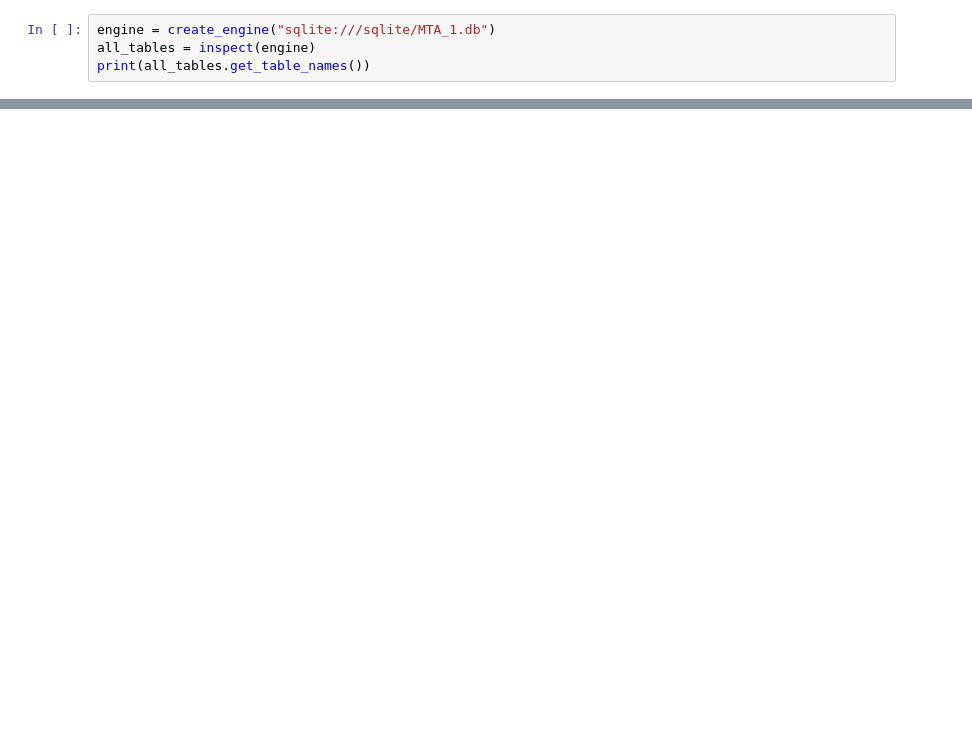
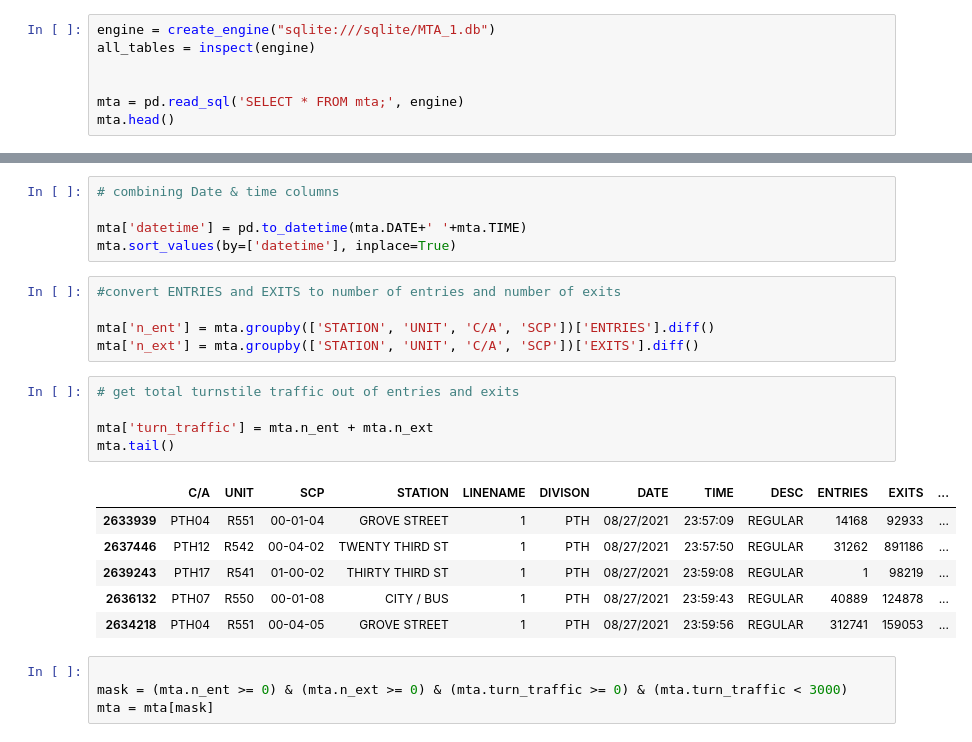
Before and after one commit to Nadia-143/EDA_project_1, a Jupyter notebook: MVP.ipynb, the cells around one changed output, grey strips where cells are left out. Drawn from its saved outputs; the diff is of its cells as text; blank space fills up the shorter version.

```diff
--- a/MVP.ipynb
+++ b/MVP.ipynb
@@ -12,5 +16,8 @@ from pandas_profiling import ProfileReport
 # %%
 engine = create_engine("sqlite:///sqlite/MTA_1.db")
 all_tables = inspect(engine)
-print(all_tables.get_table_names())
+
+
+mta = pd.read_sql('SELECT * FROM mta;', engine)
+mta.head()
 # %% [output]
@@ -99,0 +48,26 @@ Name: DELTA, dtype: float64
+# %%
+# combining Date & time columns
+
+mta['datetime'] = pd.to_datetime(mta.DATE+' '+mta.TIME)
+mta.sort_values(by=['datetime'], inplace=True)
+# %%
+#convert ENTRIES and EXITS to number of entries and number of exits
+
+mta['n_ent'] = mta.groupby(['STATION', 'UNIT', 'C/A', 'SCP'])['ENTRIES'].diff()
+mta['n_ext'] = mta.groupby(['STATION', 'UNIT', 'C/A', 'SCP'])['EXITS'].diff()
+# %%
+# get total turnstile traffic out of entries and exits
+
+mta['turn_traffic'] = mta.n_ent + mta.n_ext
+mta.tail()
+# %% [output]
+|  | C/A | UNIT | SCP | STATION | LINENAME | DIVISON | DATE | TIME | DESC | ENTRIES | EXITS | ... |
+| 2633939 | PTH04 | R551 | 00-01-04 | GROVE STREET | 1 | PTH | 08/27/2021 | 23:57:09 | REGULAR | 14168 | 92933 | ... |
+| 2637446 | PTH12 | R542 | 00-04-02 | TWENTY THIRD ST | 1 | PTH | 08/27/2021 | 23:57:50 | REGULAR | 31262 | 891186 | ... |
+| 2639243 | PTH17 | R541 | 01-00-02 | THIRTY THIRD ST | 1 | PTH | 08/27/2021 | 23:59:08 | REGULAR | 1 | 98219 | ... |
+| 2636132 | PTH07 | R550 | 00-01-08 | CITY / BUS | 1 | PTH | 08/27/2021 | 23:59:43 | REGULAR | 40889 | 124878 | ... |
+| 2634218 | PTH04 | R551 | 00-04-05 | GROVE STREET | 1 | PTH | 08/27/2021 | 23:59:56 | REGULAR | 312741 | 159053 | ... |
+# %%
+
+mask = (mta.n_ent >= 0) & (mta.n_ext >= 0) & (mta.turn_traffic >= 0) & (mta.turn_traffic < 3000)
+mta = mta[mask]
```
Also changed, not shown: parts of 24 cells of this notebook.
